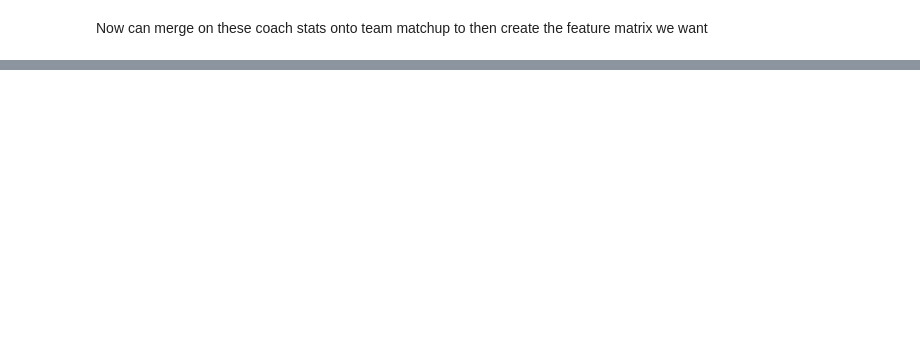
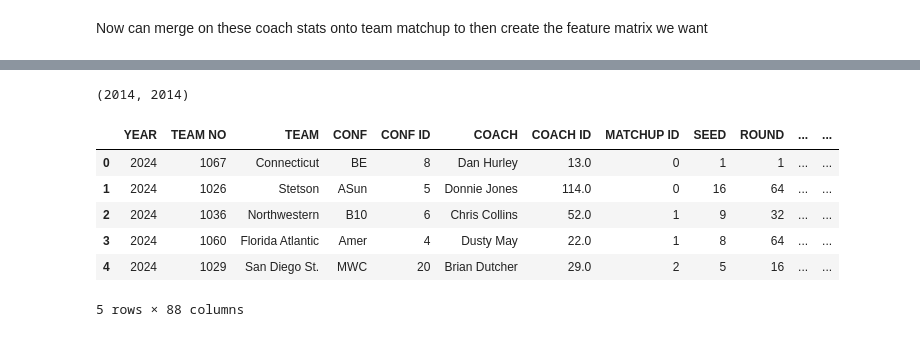
Before and after one commit to nicholaskim1004/MarchMadness, a Jupyter notebook: bracketology/madness.ipynb, the cells around one changed output, grey strips where cells are left out. Saved outputs shown, nothing was run; the diff lists cells and outputs as text; code cells hidden in the pictures; blank space fills up the shorter version.

```diff
--- a/bracketology/madness.ipynb
+++ b/bracketology/madness.ipynb
@@ -775,2 +833,20 @@ len(np.unique(team_ids['TEAM NO'])),len(np.unique(team_no_finder(coach_perf, tea
 # %% [markdown]
 Now can merge on these coach stats onto team matchup to then create the feature matrix we want
+# %%
+temp = comp_team_stats.copy()
+temp = temp.merge(coach_by_teamno.loc[:,['COACH ID','COACH','WIN%','TENURE','TEAM NO']],on='TEAM NO',how='left')
+comp_coach_stats = temp.loc[:,['YEAR','TEAM NO','TEAM','CONF','CONF ID','COACH','COACH ID','MATCHUP ID','SEED',
+       'ROUND', 'CURRENT ROUND', 'WIN', 'K OFF', 'K DEF', 'AVG HGT', 'EFF HGT',
+       'BADJ O_A', 'BADJ D_A', 'WIN%_A', 'EFG%_A', 'EFG%D_A', 'PPPO_A',
+       'PPPD_A', 'BADJ O_H', 'BADJ D_H', 'WIN%_H', 'EFG%_H', 'EFG%D_H',
+       'PPPO_H', 'PPPD_H', 'BADJ O_N', 'BADJ D_N', 'WIN%_N', 'EFG%_N',
+       'EFG%D_N', 'PPPO_N', 'PPPD_N', 'TR RATING', 'V 1-25 WINS',
+       'V 1-25 LOSS', 'V 26-50 WINS', 'V 26-50 LOSS', 'LUCK RATING',
+       'CONSISTENCY TR RATING', 'NET RPI', 'RESUME', 'WAB RANK', 'ELO', 'Q1 W',
+       'Q2 W', 'Q3 Q4 L', 'PLUS 500', 'R SCORE', 'BADJ EM', 'FTR', 'FTRD',
+       'BADJ T', 'TOV%', 'TOV%D', 'OREB%', 'OP OREB%', 'RAW T', 'WAB', '2PT%',
+       '2PT%D', '3PT%', '3PT%D', 'BLK%', 'BLKED%', 'AST%', 'OP AST%', '2PTR',
+       '3PTR', '2PTRD', '3PTRD', 'ELITE SOS', 'PAKE', 'PASE', 'R64', 'R32',
+       'S16', 'E8', 'F4', 'F2', 'CHAMP', 'TOP2','WIN%','TENURE']]
+
+comp_coach_stats
@@ -776,0 +867,15 @@ Now can merge on these coach stats onto team matchup to then create the feature
+# %%
+len(team_matchups), len(comp_coach_stats)
+# %% [output]
+(2014, 2014)
+# %%
+diff_comp_coach = differenced_matchup(comp_coach_stats)
+diff_comp_coach.head()
+# %% [output]
+|  | YEAR | TEAM NO | TEAM | CONF | CONF ID | COACH | COACH ID | MATCHUP ID | SEED | ROUND | ... | ... |
+| 0 | 2024 | 1067 | Connecticut | BE | 8 | Dan Hurley | 13.0 | 0 | 1 | 1 | ... | ... |
+| 1 | 2024 | 1026 | Stetson | ASun | 5 | Donnie Jones | 114.0 | 0 | 16 | 64 | ... | ... |
+| 2 | 2024 | 1036 | Northwestern | B10 | 6 | Chris Collins | 52.0 | 1 | 9 | 32 | ... | ... |
+| 3 | 2024 | 1060 | Florida Atlantic | Amer | 4 | Dusty May | 22.0 | 1 | 8 | 64 | ... | ... |
+| 4 | 2024 | 1029 | San Diego St. | MWC | 20 | Brian Dutcher | 29.0 | 2 | 5 | 16 | ... | ... |
+5 rows × 88 columns
```
Also changed, not shown: parts of 7 cells of this notebook, 1 other file.
